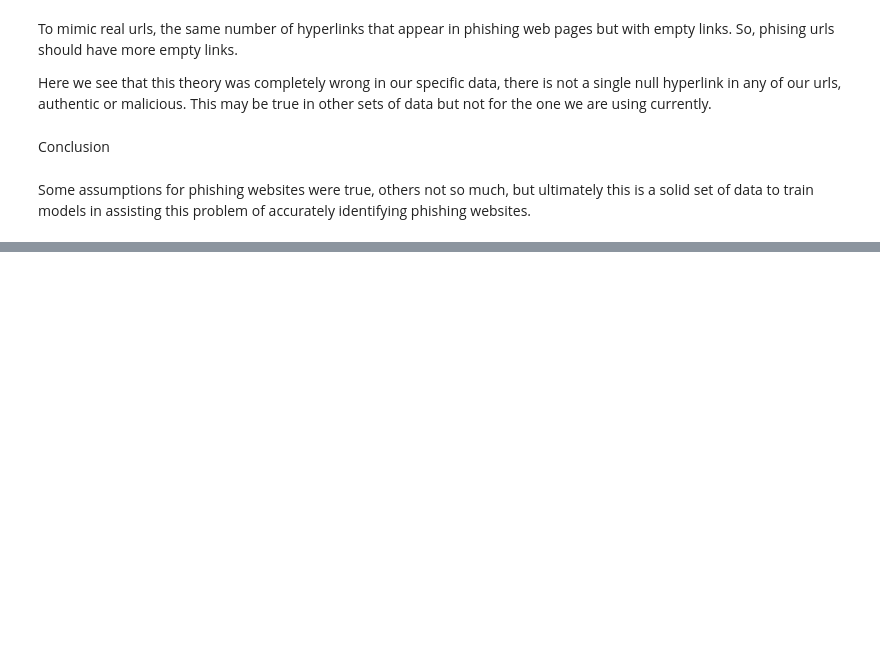
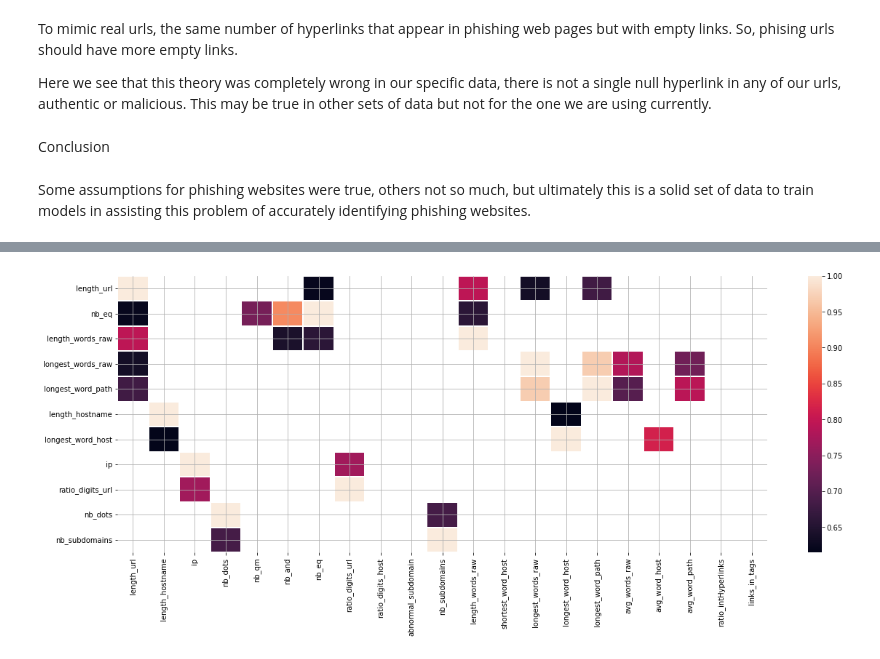
Before and after one commit to SantosAbimaelRomero/Phishing-Attempt-Predictions, a Jupyter notebook: Phishing_Data_Presentation.ipynb, the cells around one changed output, grey strips where cells are left out. Cells and saved outputs as stored; diff of their text form; code cells hidden in the pictures; blank space fills up the shorter version.

```diff
--- a/Phishing_Data_Presentation.ipynb
+++ b/Phishing_Data_Presentation.ipynb
@@ -163,0 +212,4 @@ Some assumptions for phishing websites were true, others not so much, but ultima
+# %%
+# Removing Blank Columns
+corr_s = corr.drop(columns=['nb_or', 'ratio_nullHyperlinks', 'ratio_intRedirection',
+                           'ratio_intErrors', 'submit_email', 'sfh'])
@@ -163,0 +231,3 @@ Some assumptions for phishing websites were true, others not so much, but ultima
+# %%
+corr_s.dropna(inplace=True)
+corr_s.isna().sum()
@@ -163,0 +249,11 @@ Some assumptions for phishing websites were true, others not so much, but ultima
+# %%
+# Empty Dataframe that'll hold high correlations
+corr_filtered = pd.DataFrame()
+# Loop to filter high correlation and append
+# high correlations to the above dataframe
+for i in corr_s.columns:
+    for q in corr_s.index:
+        if corr_s.loc[q, i] > 0.6:
+            corr_filtered.loc[q, i] = corr_s.loc[q, i]
+        elif corr_s.loc[q, i] < -0.6:
+            corr_filtered.loc[q, i] = corr_s.loc[q, i]
@@ -163,0 +276,7 @@ Some assumptions for phishing websites were true, others not so much, but ultima
+# %%
+# Remove columns that only highly correlate with themselves
+corr_filtered.dropna(axis=1, thresh=2, inplace=True)
+# Remove empty rows
+corr_filtered.dropna(axis=0, thresh=1, inplace=True)
+# Check Results
+corr_filtered.info()
@@ -163,0 +301,7 @@ Some assumptions for phishing websites were true, others not so much, but ultima
+# %%
+# Figure 1
+fig, axes = plt.subplots(figsize = (20, 7))
+sns.heatmap(corr_filtered[:11], linewidth=1)
+plt.grid()
+# %% [output]
+[figure, added]
```
Also changed, not shown: parts of 27 cells of this notebook.
